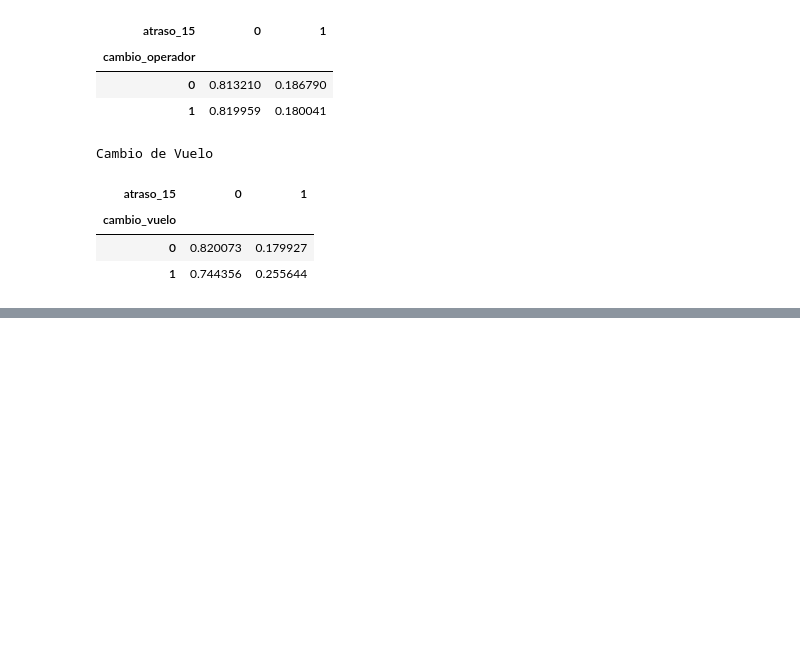
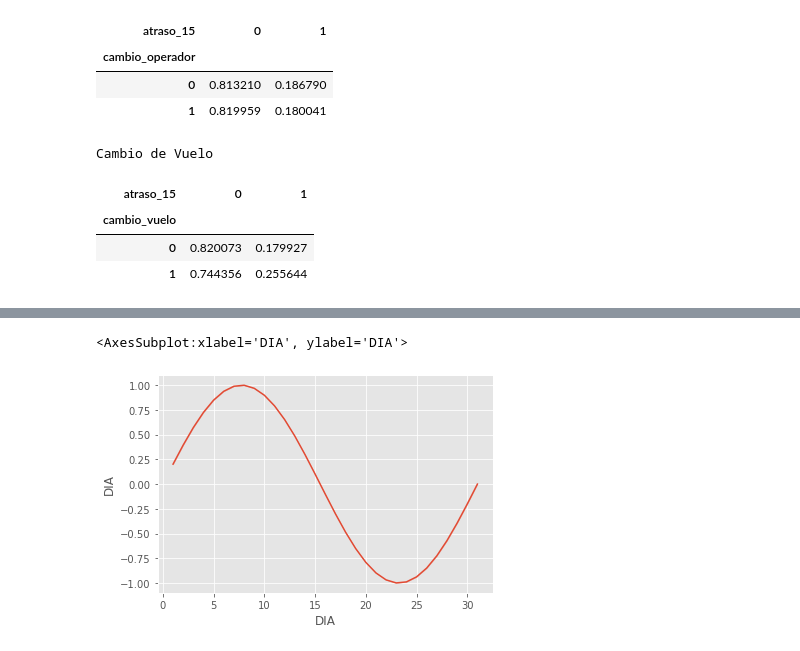
Before and after one commit to tomasaltilio/Latam, a Jupyter notebook: solution.ipynb, the cells around one changed output, grey strips where cells are left out. Drawn from its saved outputs; the diff is of its cells as text; code cells hidden in the pictures; blank space fills up the shorter version.

```diff
--- a/solution.ipynb
+++ b/solution.ipynb
@@ -332,0 +378,2 @@ Cambio de Vuelo
+# %%
+clima = pd.read_csv(in_clima, parse_dates= [1])
@@ -332,0 +392,12 @@ Cambio de Vuelo
+# %%
+clima_filtered = clima[['datetime', 'precip', 'cloudcover', 'visibility', 'conditions']].copy()
+# %%
+vuelos_enr = vuelos_enr.merge(clima_filtered,
+                left_on= vuelos['Fecha-I'].dt.date.astype('datetime64[ns]'),
+                right_on= 'datetime',
+                how= 'left').drop('datetime', axis= 1)
+# %%
+cols_to_drop = ['Fecha-I', 'Vlo-I', 'Ori-I', 'Des-I', 'Emp-I', 'Fecha-O', 'Vlo-O',
+               'Ori-O', 'Des-O', 'Emp-O', 'AÑO', 'dif_min']
+
+abt = vuelos_enr.drop(cols_to_drop, axis= 1)
@@ -332,0 +506,8 @@ Cambio de Vuelo
+# %%
+
+a = np.sin(2 * np.pi * (abt.DIA / abt.DIA.max()))
+
+sns.lineplot(x= abt.DIA, y= a)
+# %% [output]
+<AxesSubplot:xlabel='DIA', ylabel='DIA'>
+[figure, added]
```
Also changed, not shown: parts of 35 cells of this notebook.
